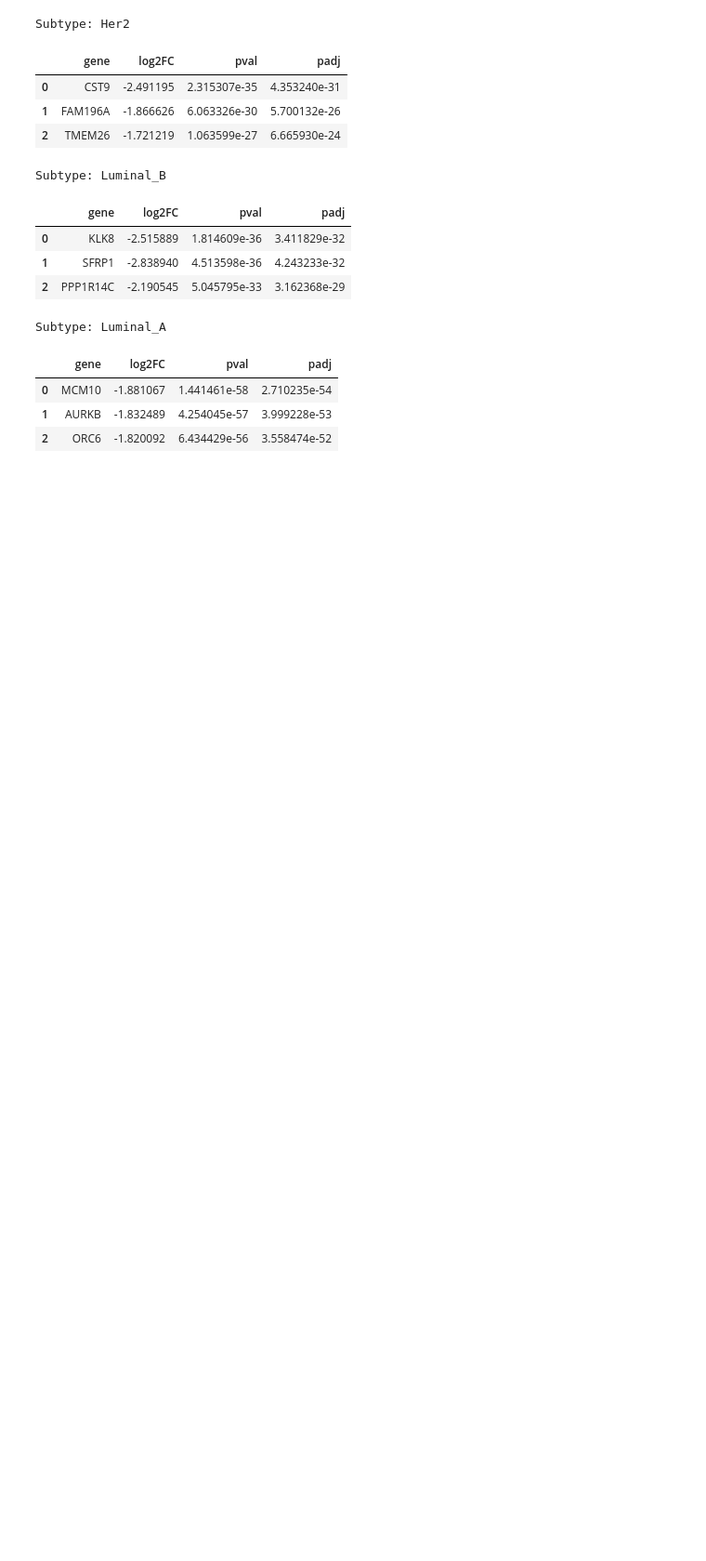
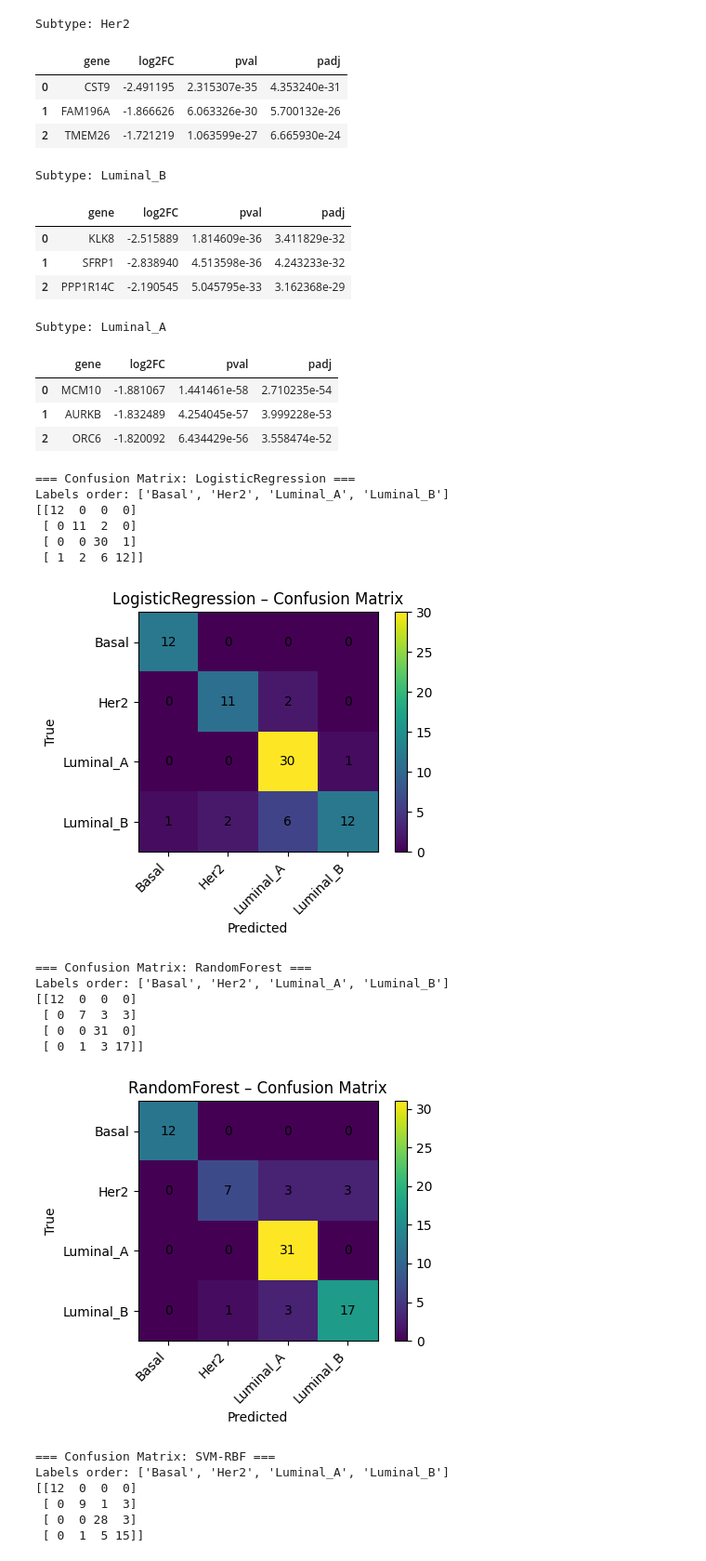
Before and after one commit to garrett-davidson-16/bioinformatics-final, a Jupyter notebook: Final_Davidson.ipynb, the cells around one changed output. Shown: that part at 93% size. Cells and saved outputs as stored; diff of their text form; code cells hidden in the pictures; blank space fills up the shorter version.

```diff
--- a/Final_Davidson.ipynb
+++ b/Final_Davidson.ipynb
@@ -513,7 +528,9 @@ print("Selected feature count:", X_selected.shape[1])
 results_selected = ml_train(X_selected, y, label="DE_Selected")
 
 print("\nModel performance using DE-selected marker genes:")
-for model, (acc, f1) in results_selected.items():
+for model, info in results_selected.items():
+    acc = info["acc"]
+    f1 = info["f1"]
     print(f"{model}: acc={acc:.4f}, f1={f1:.4f}")
 # %% [output]
 Original feature count: 18802
@@ -553,7 +570,9 @@ print("Random-gene feature count:", X_rand.shape[1])
 results_random = ml_train(X_rand, y, label="random")
 
 print("\nModel performance using random genes:")
-for model, (acc, f1) in results_random.items():
+for model, info in results_random.items():
+    acc = info["acc"]
+    f1 = info["f1"]
     print(f"{model}: acc={acc:.4f}, f1={f1:.4f}")
 # %% [output]
 Number of DE-selected genes: 153
@@ -631,3 +655,69 @@ Subtype: Luminal_A
 | 0 | MCM10 | -1.881067 | 1.441461e-58 | 2.710235e-54 |
 | 1 | AURKB | -1.832489 | 4.254045e-57 | 3.999228e-53 |
 | 2 | ORC6 | -1.820092 | 6.434429e-56 | 3.558474e-52 |
+# %%
+from sklearn.metrics import confusion_matrix
+import matplotlib.pyplot as plt
+import numpy as np
+
+def plot_confusion_matrix(cm, class_names, title):
+    plt.figure(figsize=(5, 4))
+    plt.imshow(cm, interpolation='nearest')
+    plt.title(title)
+    plt.colorbar()
+
+    # Axis labels
+    plt.xticks(np.arange(len(class_names)), class_names, rotation=45, ha="right")
+    plt.yticks(np.arange(len(class_names)), class_names)
+
+    # Cell annotations
+    for i in range(len(class_names)):
+        for j in range(len(class_names)):
+            plt.text(j, i, cm[i, j],
+                     ha="center", va="center", color="black")
+
+    plt.xlabel("Predicted")
+    plt.ylabel("True")
+    plt.tight_layout()
+    plt.show()
+
+
+# ---------------------------------------------------
+# Generate confusion matrices for each trained model
+# ---------------------------------------------------
+class_names = sorted(y.unique())
+
+for name, info in results.items():
+    print(f"\n=== Confusion Matrix: {name} ===")
+
+    y_test = info["y_test"]      # from ml_train return structure
+    y_pred = info["y_pred"]      # predicted labels stored earlier
+
+    cm = confusion_matrix(y_test, y_pred, labels=class_names)
+
+    print("Labels order:", class_names)
+    print(cm)
+
+    # Plot matrix
+    plot_confusion_matrix(cm, class_names, f"{name} – Confusion Matrix")
+# %% [output]
+=== Confusion Matrix: LogisticRegression ===
+Labels order: ['Basal', 'Her2', 'Luminal_A', 'Luminal_B']
+[[12  0  0  0]
+ [ 0 11  2  0]
+ [ 0  0 30  1]
+ [ 1  2  6 12]]
+[figure, added]
+=== Confusion Matrix: RandomForest ===
+Labels order: ['Basal', 'Her2', 'Luminal_A', 'Luminal_B']
+[[12  0  0  0]
+ [ 0  7  3  3]
+ [ 0  0 31  0]
+ [ 0  1  3 17]]
+[figure, added]
+=== Confusion Matrix: SVM-RBF ===
+Labels order: ['Basal', 'Her2', 'Luminal_A', 'Luminal_B']
+[[12  0  0  0]
+ [ 0  9  1  3]
+ [ 0  0 28  3]
+ [ 0  1  5 15]]
```
Also changed, not shown: parts of 4 cells of this notebook.
